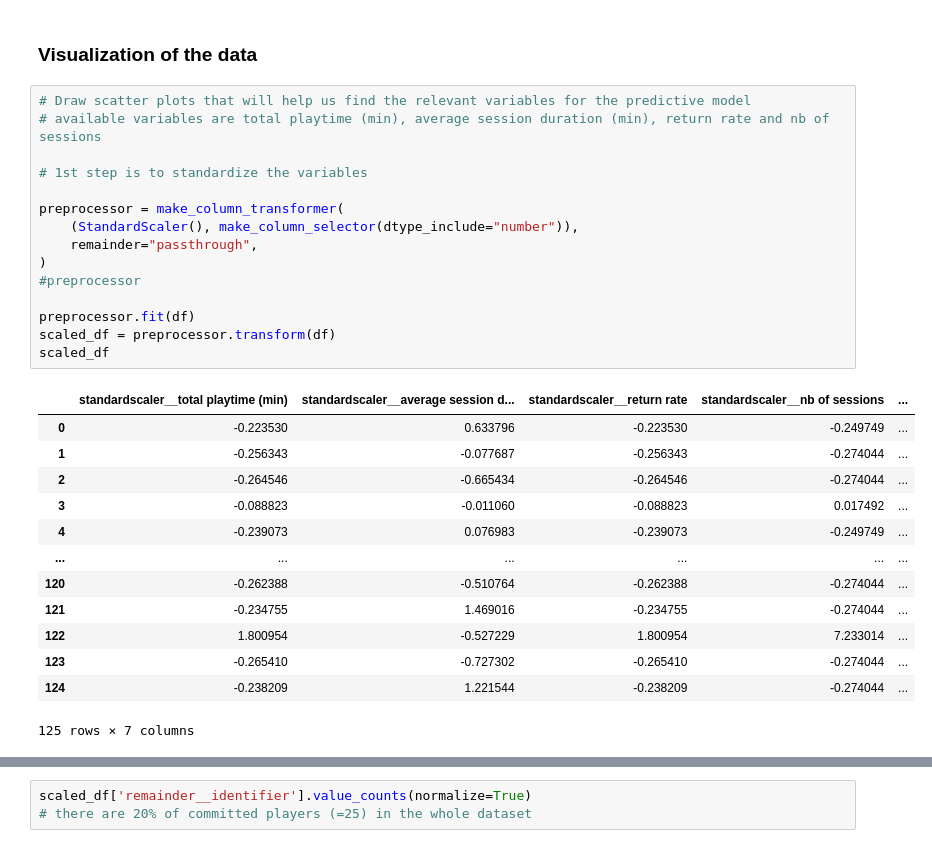
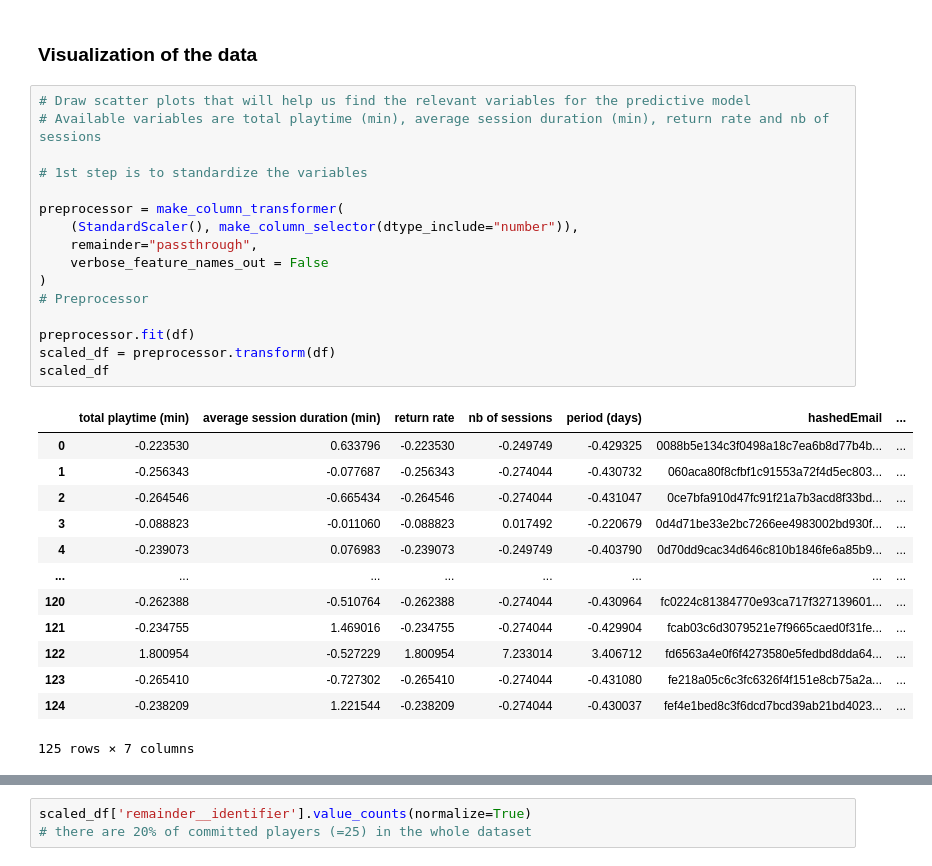
Before and after one commit to PlutonicPrince/DSCI100-Final-Project, a Jupyter notebook: FINAL_PROJECT_Hasan.ipynb, the cells around one changed output, grey strips where cells are left out. Drawn from its saved outputs; the diff is of its cells as text.

```diff
--- a/FINAL_PROJECT_Hasan.ipynb
+++ b/FINAL_PROJECT_Hasan.ipynb
@@ -264,31 +264,32 @@ df
 ### Visualization of the data
 # %%
 # Draw scatter plots that will help us find the relevant variables for the predictive model
-# available variables are total playtime (min), average session duration (min), return rate and nb of sessions
+# Available variables are total playtime (min), average session duration (min), return rate and nb of sessions
 
 # 1st step is to standardize the variables
 
 preprocessor = make_column_transformer(
     (StandardScaler(), make_column_selector(dtype_include="number")),
     remainder="passthrough",
+    verbose_feature_names_out = False
 )
-#preprocessor
+# Preprocessor
 
 preprocessor.fit(df)
 scaled_df = preprocessor.transform(df)
 scaled_df
 # %% [output]
-|  | standardscaler__total playtime (min) | standardscaler__average session d... | standardscaler__return rate | standardscaler__nb of sessions | ... |
-| 0 | -0.223530 | 0.633796 | -0.223530 | -0.249749 | ... |
-| 1 | -0.256343 | -0.077687 | -0.256343 | -0.274044 | ... |
-| 2 | -0.264546 | -0.665434 | -0.264546 | -0.274044 | ... |
-| 3 | -0.088823 | -0.011060 | -0.088823 | 0.017492 | ... |
-| 4 | -0.239073 | 0.076983 | -0.239073 | -0.249749 | ... |
-| ... | ... | ... | ... | ... | ... |
-| 120 | -0.262388 | -0.510764 | -0.262388 | -0.274044 | ... |
-| 121 | -0.234755 | 1.469016 | -0.234755 | -0.274044 | ... |
-| 122 | 1.800954 | -0.527229 | 1.800954 | 7.233014 | ... |
-| 123 | -0.265410 | -0.727302 | -0.265410 | -0.274044 | ... |
-| 124 | -0.238209 | 1.221544 | -0.238209 | -0.274044 | ... |
+|  | total playtime (min) | average session duration (min) | return rate | nb of sessions | period (days) | hashedEmail | ... |
+| 0 | -0.223530 | 0.633796 | -0.223530 | -0.249749 | -0.429325 | 0088b5e134c3f0498a18c7ea6b8d77b4b... | ... |
+| 1 | -0.256343 | -0.077687 | -0.256343 | -0.274044 | -0.430732 | 060aca80f8cfbf1c91553a72f4d5ec803... | ... |
+| 2 | -0.264546 | -0.665434 | -0.264546 | -0.274044 | -0.431047 | 0ce7bfa910d47fc91f21a7b3acd8f33bd... | ... |
+| 3 | -0.088823 | -0.011060 | -0.088823 | 0.017492 | -0.220679 | 0d4d71be33e2bc7266ee4983002bd930f... | ... |
+| 4 | -0.239073 | 0.076983 | -0.239073 | -0.249749 | -0.403790 | 0d70dd9cac34d646c810b1846fe6a85b9... | ... |
+| ... | ... | ... | ... | ... | ... | ... | ... |
+| 120 | -0.262388 | -0.510764 | -0.262388 | -0.274044 | -0.430964 | fc0224c81384770e93ca717f327139601... | ... |
+| 121 | -0.234755 | 1.469016 | -0.234755 | -0.274044 | -0.429904 | fcab03c6d3079521e7f9665caed0f31fe... | ... |
+| 122 | 1.800954 | -0.527229 | 1.800954 | 7.233014 | 3.406712 | fd6563a4e0f6f4273580e5fedbd8dda64... | ... |
+| 123 | -0.265410 | -0.727302 | -0.265410 | -0.274044 | -0.431080 | fe218a05c6c3fc6326f4f151e8cb75a2a... | ... |
+| 124 | -0.238209 | 1.221544 | -0.238209 | -0.274044 | -0.430037 | fef4e1bed8c3f6dcd7bcd39ab21bd4023... | ... |
 125 rows × 7 columns
 # %%
```
Also changed, not shown: parts of 5 cells of this notebook.
